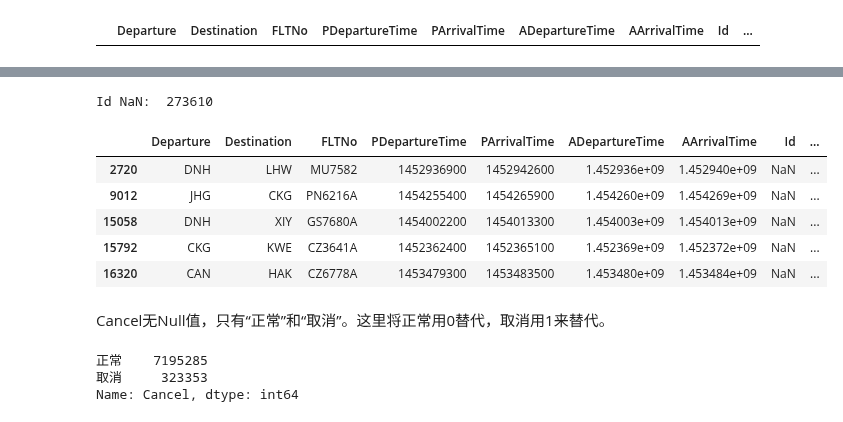
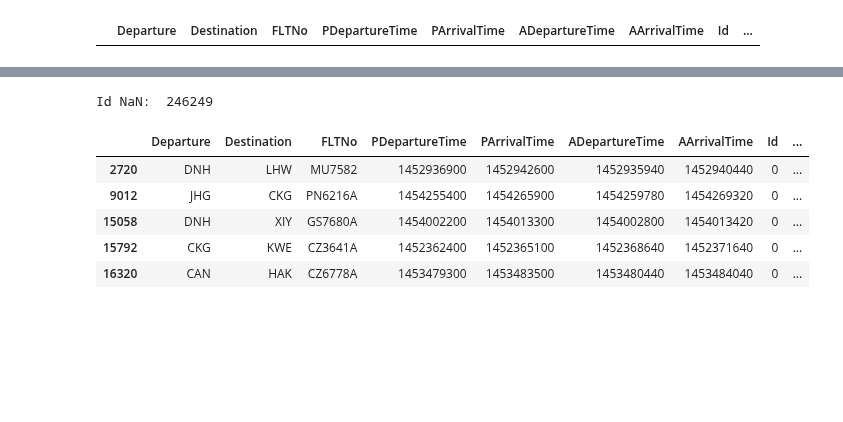
Before and after one commit to coder-ss/ml-learn, a Jupyter notebook: competition/ctrip-fight/data-flight-exploring.ipynb, the cells around one changed output, grey strips where cells are left out. Saved outputs shown, nothing was run; the diff lists cells and outputs as text; code cells hidden in the pictures; blank space fills up the shorter version.

```diff
--- a/competition/ctrip-fight/data-flight-exploring.ipynb
+++ b/competition/ctrip-fight/data-flight-exploring.ipynb
@@ -57,0 +122,6 @@ train_f.head()
+# %%
+print(mem_usage(train_f['AArrivalTime']))
+train_f['AArrivalTime'] = train_f['AArrivalTime'].fillna(0).astype(int)
+
+train_f['AArrivalTime'] = pd.to_numeric(train_f['AArrivalTime'], downcast='unsigned')
+print(mem_usage(train_f['AArrivalTime']))
@@ -57,0 +135,6 @@ train_f.head()
+# %%
+print(mem_usage(train_f['Id']))
+train_f['Id'] = train_f['Id'].fillna(0).astype(int)
+
+train_f['Id'] = pd.to_numeric(train_f['Id'], downcast='unsigned')
+print(mem_usage(train_f['Id']))
@@ -57,0 +148,6 @@ train_f.head()
+# %%
+print(mem_usage(train_f['Cancel']))
+train_f['Cancel'] = train_f['Cancel'].map({'正常': 0, '取消': 1})
+print(mem_usage(train_f['Cancel']))
+train_f['Cancel'] = pd.to_numeric(train_f['Cancel'], downcast='unsigned')
+print(mem_usage(train_f['Cancel']))
@@ -113,5 +285,6 @@ ADepartureTime NaN:  15444
 # 根据到达晚点的时间 填补 实际出发时间
 train_f['ADelay'] = train_f['AArrivalTime'] - train_f['PArrivalTime']
 
-cond = train_f['ADepartureTime'].isnull() & (train_f['Cancel'] != '取消')
+cond = (train_f['ADepartureTime']==0) & (train_f['Cancel']!=1)
 train_f.loc[cond, 'ADepartureTime'] = train_f.loc[cond, 'PDepartureTime'] + train_f.loc[cond, 'ADelay']
+train_f.drop('ADelay', axis=1, inplace=True)
@@ -133,12 +316,12 @@ Id为Null且航班未取消的有27w+，真头疼！处理思路是根据航班
 # %%
-print('Id NaN: ', train_f[train_f['Id'].isnull() & (train_f['Cancel'] != '取消')].size)
+print('Id NaN: ', train_f[(train_f['Id']==0) & (train_f['Cancel']!=1)].size)
 
-train_f[train_f['Id'].isnull() & (train_f['Cancel'] != '取消')].head()
+train_f[(train_f['Id']==0) & (train_f['Cancel']!=1)].head()
 # %% [output]
-Id NaN:  273610
+Id NaN:  246249
 |  | Departure | Destination | FLTNo | PDepartureTime | PArrivalTime | ADepartureTime | AArrivalTime | Id | ... |
-| 2720 | DNH | LHW | MU7582 | 1452936900 | 1452942600 | 1.452936e+09 | 1.452940e+09 | NaN | ... |
-| 9012 | JHG | CKG | PN6216A | 1454255400 | 1454265900 | 1.454260e+09 | 1.454269e+09 | NaN | ... |
-| 15058 | DNH | XIY | GS7680A | 1454002200 | 1454013300 | 1.454003e+09 | 1.454013e+09 | NaN | ... |
-| 15792 | CKG | KWE | CZ3641A | 1452362400 | 1452365100 | 1.452369e+09 | 1.452372e+09 | NaN | ... |
-| 16320 | CAN | HAK | CZ6778A | 1453479300 | 1453483500 | 1.453480e+09 | 1.453484e+09 | NaN | ... |
+| 2720 | DNH | LHW | MU7582 | 1452936900 | 1452942600 | 1452935940 | 1452940440 | 0 | ... |
+| 9012 | JHG | CKG | PN6216A | 1454255400 | 1454265900 | 1454259780 | 1454269320 | 0 | ... |
+| 15058 | DNH | XIY | GS7680A | 1454002200 | 1454013300 | 1454002800 | 1454013420 | 0 | ... |
+| 15792 | CKG | KWE | CZ3641A | 1452362400 | 1452365100 | 1452368640 | 1452371640 | 0 | ... |
+| 16320 | CAN | HAK | CZ6778A | 1453479300 | 1453483500 | 1453480440 | 1453484040 | 0 | ... |
@@ -147,8 +327,0 @@ Id NaN:  273610
-# %% [markdown]
-Cancel无Null值，只有“正常”和“取消”。这里将正常用0替代，取消用1来替代。
-# %%
-train_f['Cancel'].value_counts()
-# %% [output]
-正常    7195285
-取消     323353
-Name: Cancel, dtype: int64
```
Also changed, not shown: parts of 48 cells of this notebook, 1 other file.
